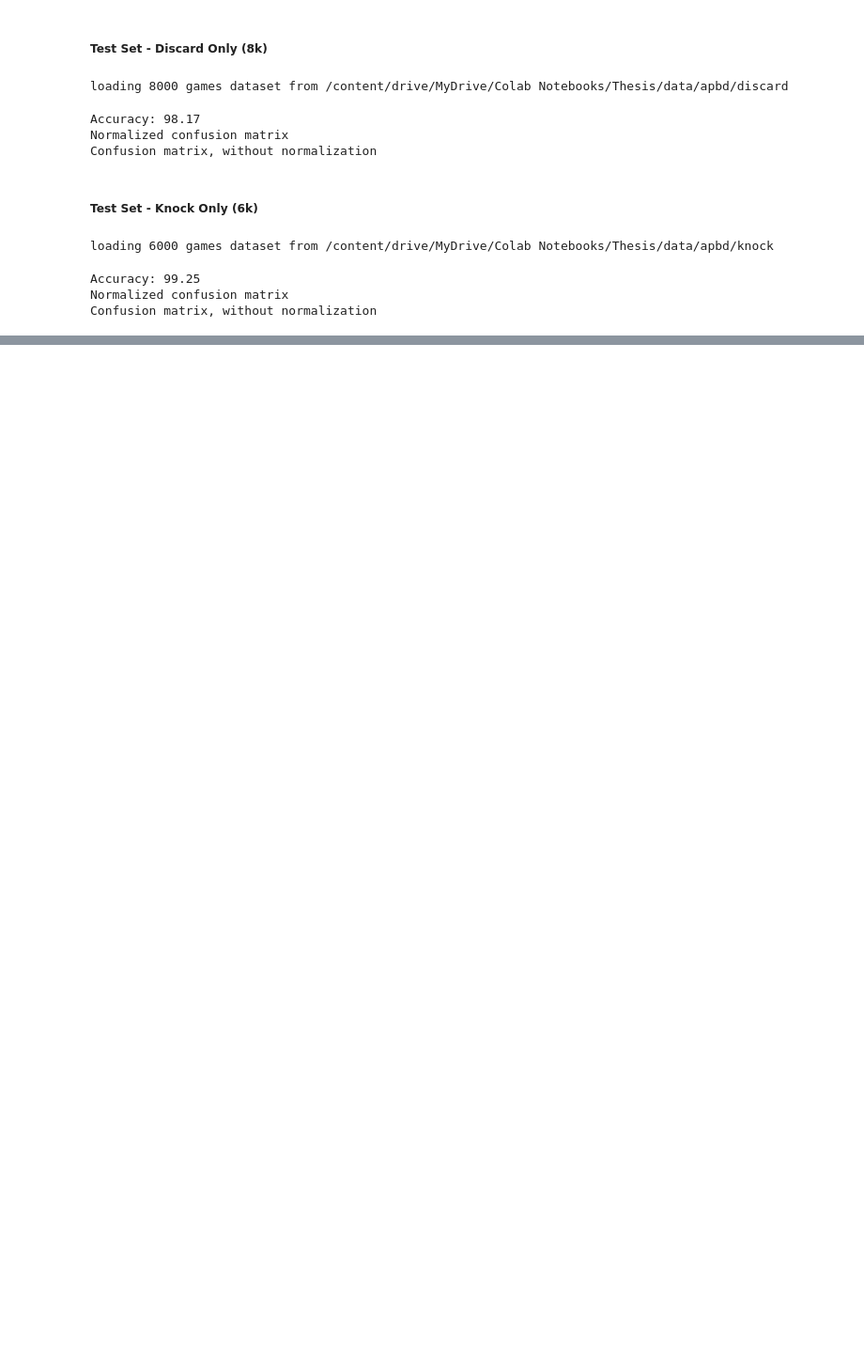
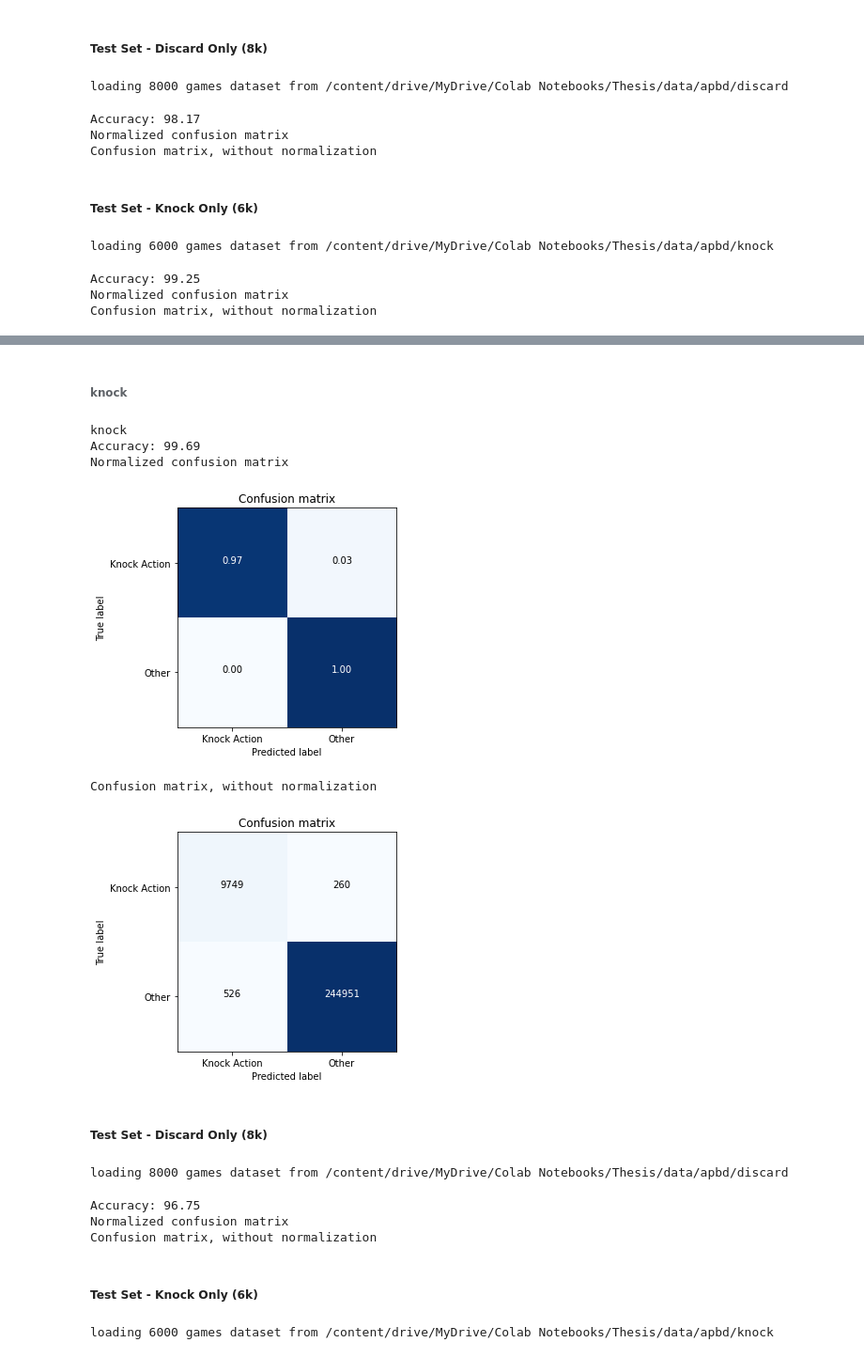
Before and after one commit to tancalv2/PretrainGinRummy, a Jupyter notebook: train/all.ipynb, the cells around one changed output, grey strips where cells are left out. Shown at 94% size. Cells and saved outputs as stored; diff of their text form; code cells hidden in the pictures; blank space fills up the shorter version.

```diff
--- a/train/all.ipynb
+++ b/train/all.ipynb
@@ -1721,0 +1938,35 @@ Confusion matrix, without normalization
+# %% [markdown]
+###### knock
+# %%
+plot_cm(plot_pth, classes, model, test_loader, device, numGames=currGames, class_group='knock')
+# %% [output]
+knock
+Accuracy: 99.69
+Normalized confusion matrix
+[figure, added]
+Confusion matrix, without normalization
+[figure, added]
+# %% [markdown]
+##### Test Set - Discard Only (8k)
+# %%
+currGames = 8000
+data_pth_discard = '/content/drive/MyDrive/Colab Notebooks/Thesis/data/apbd/discard'
+test_loader, classes = load_test_data(data_pth_discard, currGames, state, action,
+                                         pruneStatesList, actionChoice)
+# %% [output]
+loading 8000 games dataset from /content/drive/MyDrive/Colab Notebooks/Thesis/data/apbd/discard
+# %%
+plot_cm(plot_pth, classes, model, test_loader, device, numGames=currGames, mode='knock_data_only')
+# %% [output]
+Accuracy: 96.75
+Normalized confusion matrix
+Confusion matrix, without normalization
+# %% [markdown]
+##### Test Set - Knock Only (6k)
+# %%
+currGames = 6000
+data_pth_knock = '/content/drive/MyDrive/Colab Notebooks/Thesis/data/apbd/knock'
+test_loader, classes = load_test_data(data_pth_knock, currGames, state, action,
+                                         pruneStatesList, actionChoice)
+# %% [output]
+loading 6000 games dataset from /content/drive/MyDrive/Colab Notebooks/Thesis/data/apbd/knock
```
Also changed, not shown: parts of 31 cells of this notebook, 26 other files.
